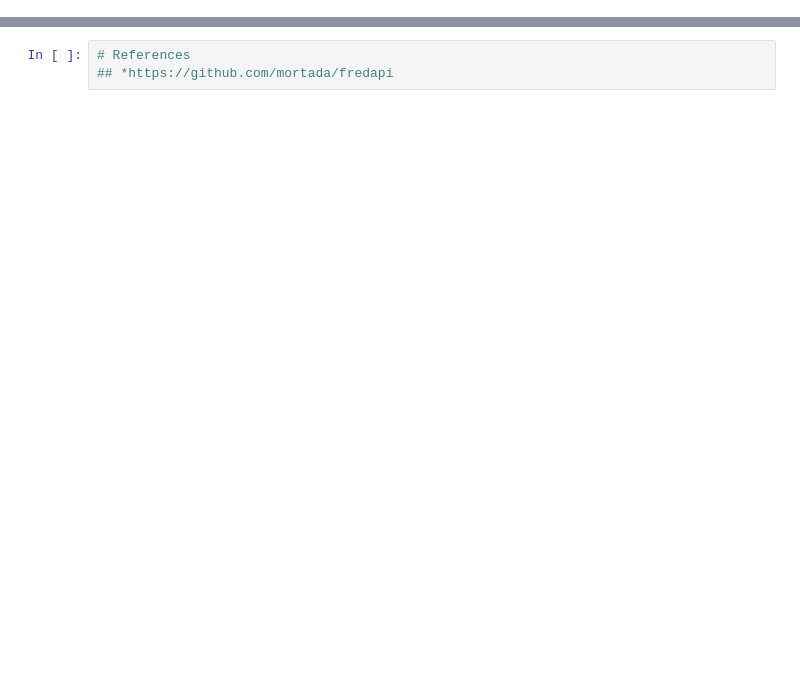
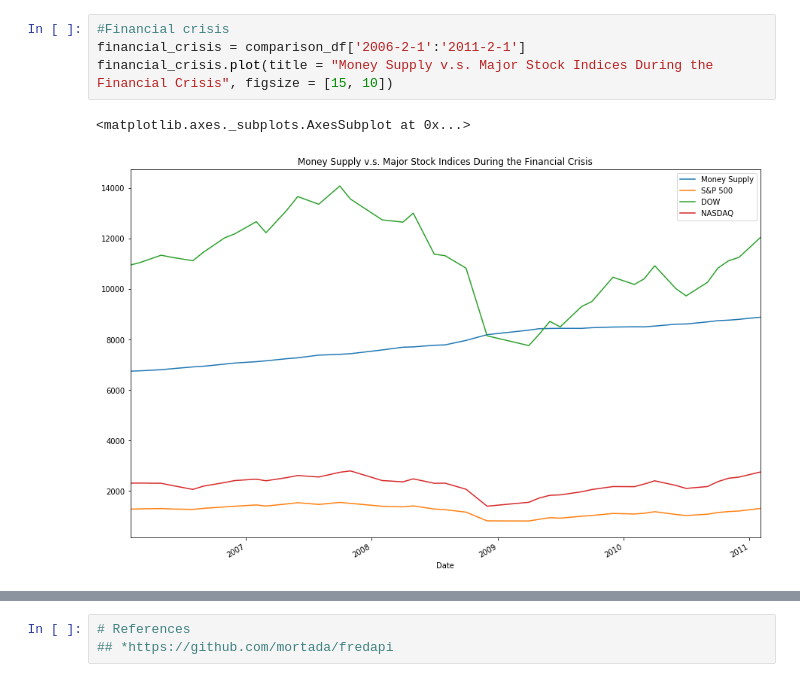
Before and after one commit to schm1263/Fintech_Project_1, a Jupyter notebook: Stock_Index_Comparisons.ipynb, the cells around one changed output, grey strips where cells are left out. Cells and saved outputs as stored; diff of their text form; blank space fills up the shorter version.

```diff
--- a/Stock_Index_Comparisons.ipynb
+++ b/Stock_Index_Comparisons.ipynb
@@ -71,0 +77,7 @@ stock_indices_df
+# %%
+#Financial crisis
+financial_crisis = comparison_df['2006-2-1':'2011-2-1']
+financial_crisis.plot(title = "Money Supply v.s. Major Stock Indices During the Financial Crisis", figsize = [15, 10])
+# %% [output]
+<matplotlib.axes._subplots.AxesSubplot at 0x...>
+[figure, added]
```
Also changed, not shown: parts of 13 cells of this notebook, 4 other files.
